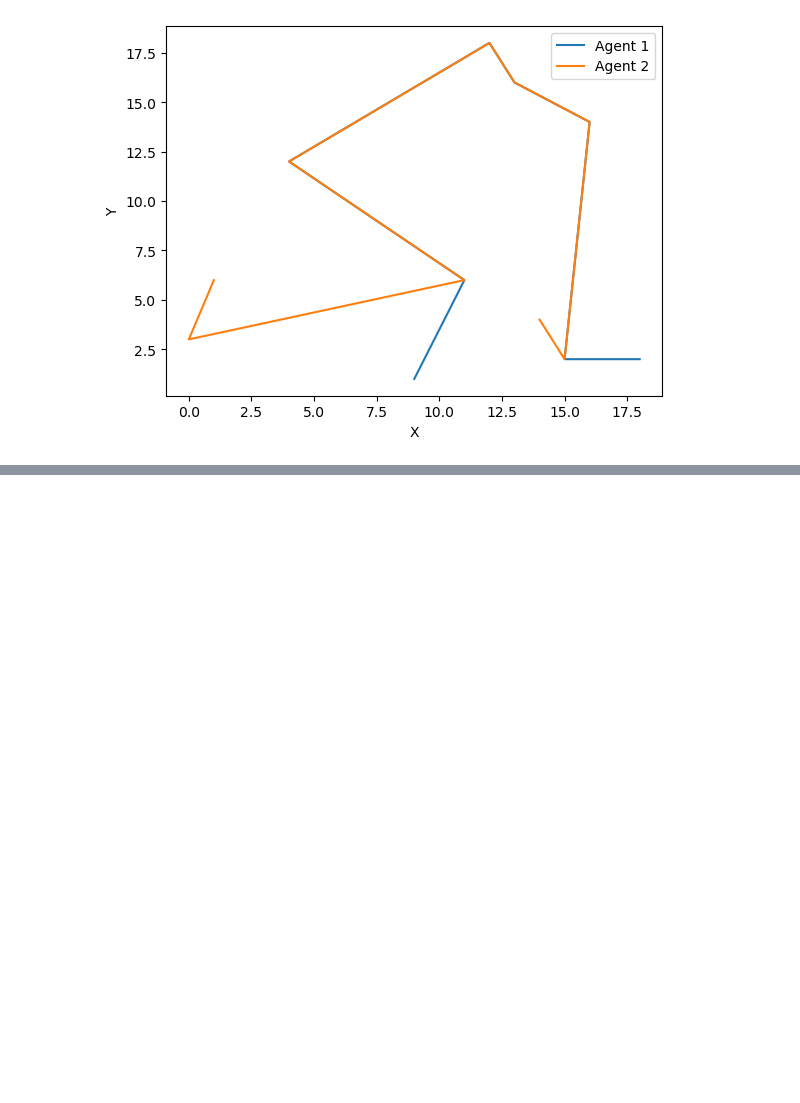
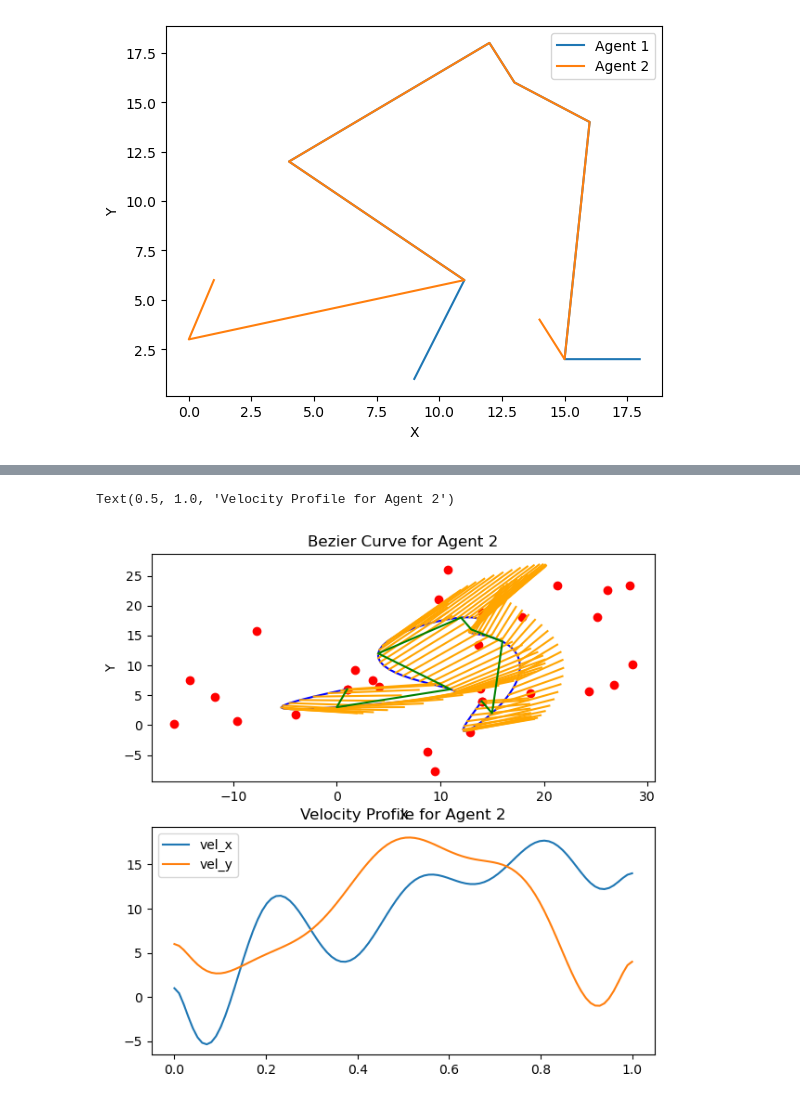
Before and after one commit to shravankumargulvadi/Robust-Multi-Agent-Motion-Planning, a Jupyter notebook: KDN/harvey.ipynb, the cells around one changed output, grey strips where cells are left out. Saved outputs shown, nothing was run; the diff lists cells and outputs as text; code cells hidden in the pictures; blank space fills up the shorter version.

```diff
--- a/KDN/harvey.ipynb
+++ b/KDN/harvey.ipynb
@@ -411,0 +509,29 @@ Text(0, 0.5, 'Y')
+# %%
+fig, (ax1, ax2) = plt.subplots(2, figsize=(7, 7))
+
+# Plot fitted points and velocities
+ax1.plot(fitted2[:, 0], fitted2[:, 1], color='blue')
+
+for i, vel in enumerate(fitted_vels1):
+    pos = fitted2[i]
+    pos_plus_vel = pos + vel*0.5
+    pts_to_plt = np.stack([pos, pos_plus_vel], axis=0)
+    ax1.plot(pts_to_plt[:, 0], pts_to_plt[:, 1], color='orange')
+
+# Plot true points
+ax1.plot(traj2[:, 0], traj2[:, 1], color='green')
+
+# Plot control points
+ax1.scatter(ctrlpts2[:, 0], ctrlpts2[:, 1], color='red')
+ax1.set_xlabel('X')
+ax1.set_ylabel('Y')
+ax1.set_title('Bezier Curve for Agent 2')
+
+# Plot velocity profiles
+ax2.plot(np.linspace(0, 1., len(t2)), fitted_vels2[:, 0], label='vel_x')
+ax2.plot(np.linspace(0, 1., len(t2)), fitted_vels2[:, 1], label='vel_y')
+ax2.legend()
+ax2.set_title('Velocity Profile for Agent 2')
+# %% [output]
+Text(0.5, 1.0, 'Velocity Profile for Agent 2')
+[figure, added]
```
Also changed, not shown: parts of 12 cells of this notebook.
